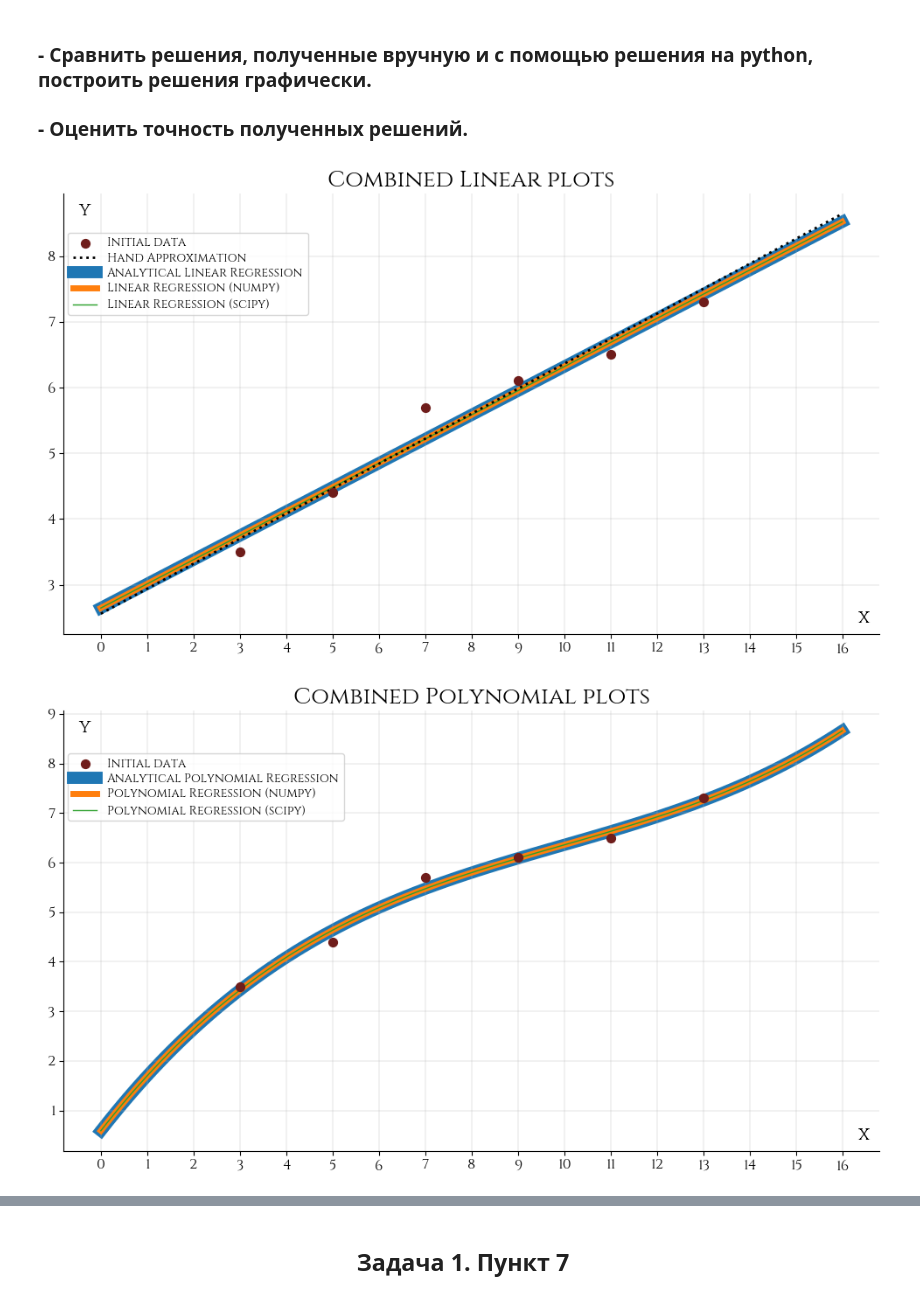
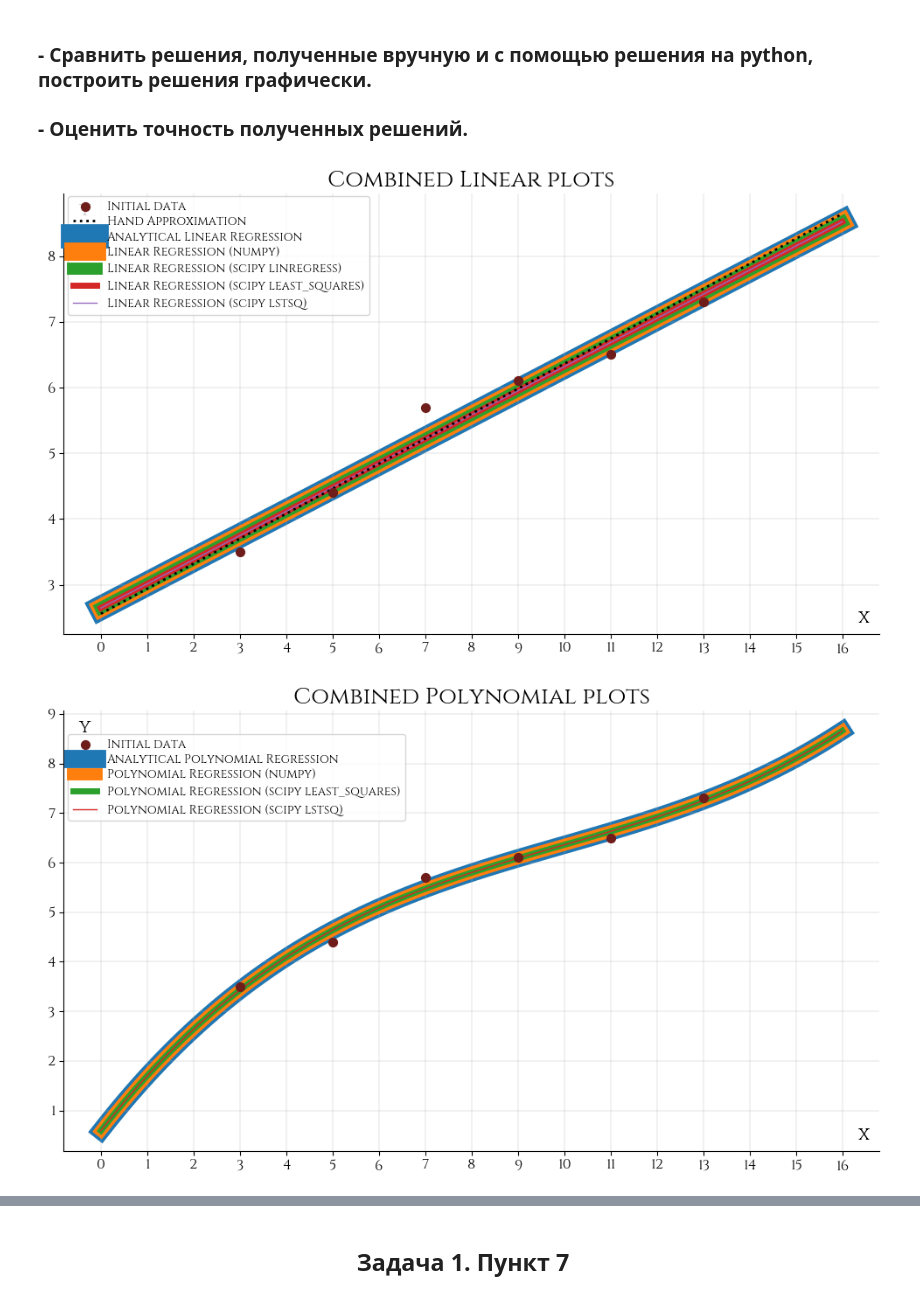
Before and after one commit to kwuh91/Machine-Learning, a Jupyter notebook: HW1/HW1.1/main.ipynb, the cells around one changed output, grey strips where cells are left out. Drawn from its saved outputs; the diff is of its cells as text; code cells hidden in the pictures.

```diff
--- a/HW1/HW1.1/main.ipynb
+++ b/HW1/HW1.1/main.ipynb
@@ -308,0 +372,6 @@ buildBar('Polynomial_Regression_numpy', '$\\hat{y}$', 'Polynomial regression (us
+# %%
+M = np.array([np.ones(n_), np.array(x_values_)]).T
+y = np.array(y_values_)
+
+p_linear, res, rnk, s = sp.linalg.lstsq(M, y)
+p_linear
@@ -308,0 +380,13 @@ buildBar('Polynomial_Regression_numpy', '$\\hat{y}$', 'Polynomial regression (us
+# %%
+new_x_values = np.linspace(0, x_values_[-1] + 3, 100)
+new_y_values = linear_scipy_func(new_x_values, p_linear[0], p_linear[1])
+
+y_values_linear_scipy_lstsq = new_y_values
+
+buildBar('Linear_Regression_scipy_lstsq',
+         '$\\hat{y}$',
+         'Linear Regression (using OLS) with scipy (lstsq)',
+         x_values_,
+         y_values_,
+         new_x_values,
+         new_y_values)
@@ -359,34 +495,54 @@ buildBar('Polynomial_Regression_scipy', '$\\hat{y}$', 'Polynomial regression (us
 # %%
 def buildBar(filename):
     _, ax = plt.subplots(figsize=(10, 6))
 
     ax.scatter(x_values_,
                y_values_,
                color=RED,
                s=50,
                label='Initial data',
-               zorder=5)
+               zorder=7)
 
     universal_x_values = np.linspace(0, x_values_[-1] + 3, 100)
 
-    ax.plot(universal_x_values, y_values_hand_approximation, linestyle=':', linewidth=2, color='black', label='Hand Approximation', zorder=4)
-    ax.plot(universal_x_values, y_values_linear_analytical, linewidth=10, label='Analytical Linear Regression', zorder=1)
-    ax.plot(universal_x_values, y_values_linear_numpy, linewidth=5, label='Linear Regression (numpy)', zorder=2)
-    ax.plot(universal_x_values, y_values_linear_scipy, linewidth=1, label='Linear Regression (scipy)', zorder=3)
+    ax.plot(universal_x_values, y_values_hand_approximation,
+            linestyle=':', linewidth=2,
+            color='black', label='Hand Approximation', zorder=6)
+    ax.plot(universal_x_values, y_values_linear_analytical,
+            linewidth=20,
+            label='Analytical Linear Regression', zorder=1)
+    ax.plot(universal_x_values,
+            y_values_linear_numpy,
+            linewidth=15,
+            label='Linear Regression (numpy)', zorder=2)
+    ax.plot(universal_x_values,
+            y_values_linear_scipy_linregress,
+            linewidth=10,
+            label='Linear Regression (scipy linregress)', zorder=3)
+    ax.plot(universal_x_values,
+            y_values_linear_scipy_least_squares,
+            linewidth=5,
+            label='Linear Regression (scipy least_squares)', zorder=4)
+    ax.plot(universal_x_values,
+            y_values_linear_scipy_lstsq,
+            linewidth=1,
+            label='Linear Regression (scipy lstsq)', zorder=5)
 
     plt.grid(linestyle='-', linewidth=0.25)
 
     ax.set_title('Combined Linear plots')
-    decorate_plot(ax, np.arange(universal_x_values[0], universal_x_values[-1]+1, 1), 'x', 'y', loc=(0.005, 0.725))
+    decorate_plot(ax, np.arange(universal_x_values[0],
+                                universal_x_values[-1]+1, 1),
+                                'x', 'y', loc=(0.005, 0.725))
 
     if SAVE_PLOTS:
         plt.savefig(f'images/{filename}.png', dpi=300, transparent=True)
 
     plt.show()
 
 buildBar('Combined_Linear_Plots')
 # %% [output]
-[figure, old version]
+[figure, new version]
 # %%
 def buildBar(filename):
     _, ax = plt.subplots(figsize=(10, 6))
@@ -396,18 +552,25 @@ def buildBar(filename):
                color=RED,
                s=50,
                label='Initial data',
-               zorder=4)
+               zorder=5)
 
     universal_x_values = np.linspace(0, x_values_[-1] + 3, 100)
 
-    ax.plot(universal_x_values, y_values_polynomial_analytical, linewidth=10, label='Analytical Polynomial Regression', zorder=1)
-    ax.plot(universal_x_values, y_values_polynomial_numpy, linewidth=5, label='Polynomial Regression (numpy)', zorder=2)
-    ax.plot(universal_x_values, y_values_polynomial_scipy, linewidth=1, label='Polynomial Regression (scipy)', zorder=3)
+    ax.plot(universal_x_values, y_values_polynomial_analytical,
+            linewidth=15, label='Analytical Polynomial Regression', zorder=1)
+    ax.plot(universal_x_values, y_values_polynomial_numpy,
+            linewidth=10, label='Polynomial Regression (numpy)', zorder=2)
+    ax.plot(universal_x_values, y_values_polynomial_scipy_least_squares,
+            linewidth=5, label='Polynomial Regression (scipy least_squares)', zorder=3)
+    ax.plot(universal_x_values, y_values_polynomial_scipy_lstsq,
+            linewidth=1, label='Polynomial Regression (scipy lstsq)', zorder=4)
 
     plt.grid(linestyle='-', linewidth=0.25)
 
     ax.set_title('Combined Polynomial plots')
-    decorate_plot(ax, np.arange(universal_x_values[0], universal_x_values[-1]+1, 1), 'x', 'y', loc=(0.005, 0.75))
+    decorate_plot(ax, np.arange(universal_x_values[0],
+                                universal_x_values[-1]+1, 1),
+                                'x', 'y', loc=(0.005, 0.75))
 
     if SAVE_PLOTS:
         plt.savefig(f'images/{filename}.png', dpi=300, transparent=True)
@@ -416,4 +579,4 @@ def buildBar(filename):
 
 buildBar('Combined_Polynomial_Plots')
 # %% [output]
-[figure, old version]
+[figure, new version]
```
Also changed, not shown: parts of 31 cells of this notebook, 20 other files.
